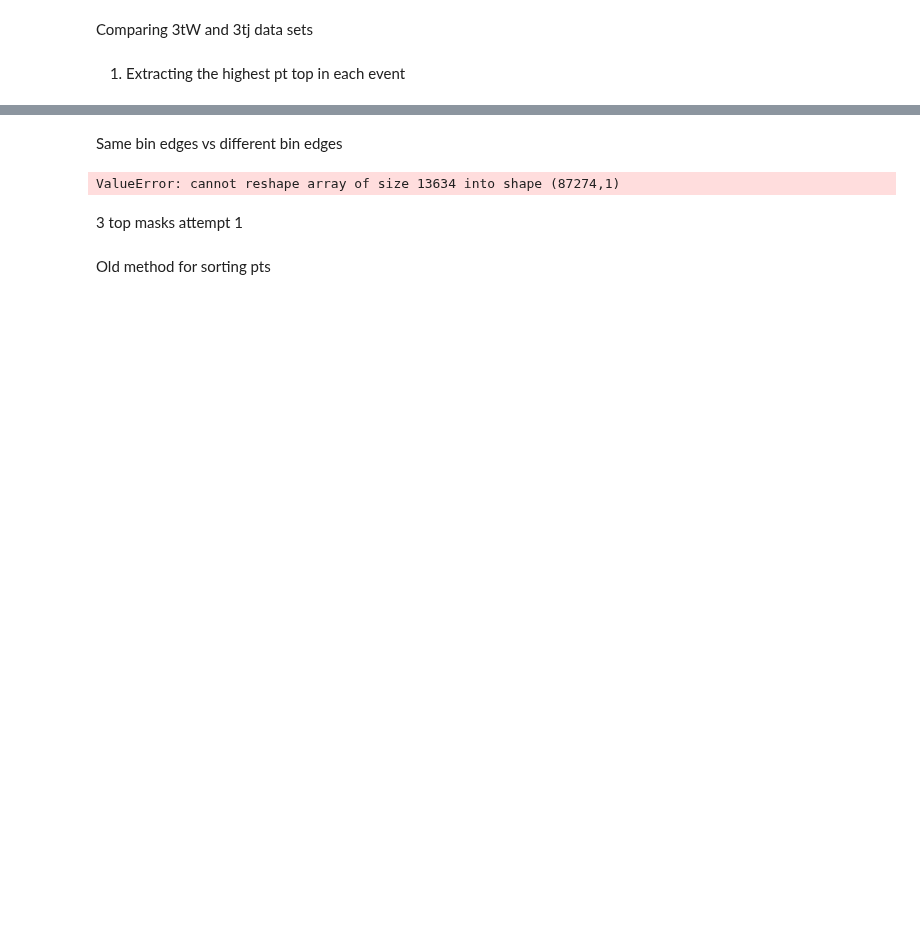
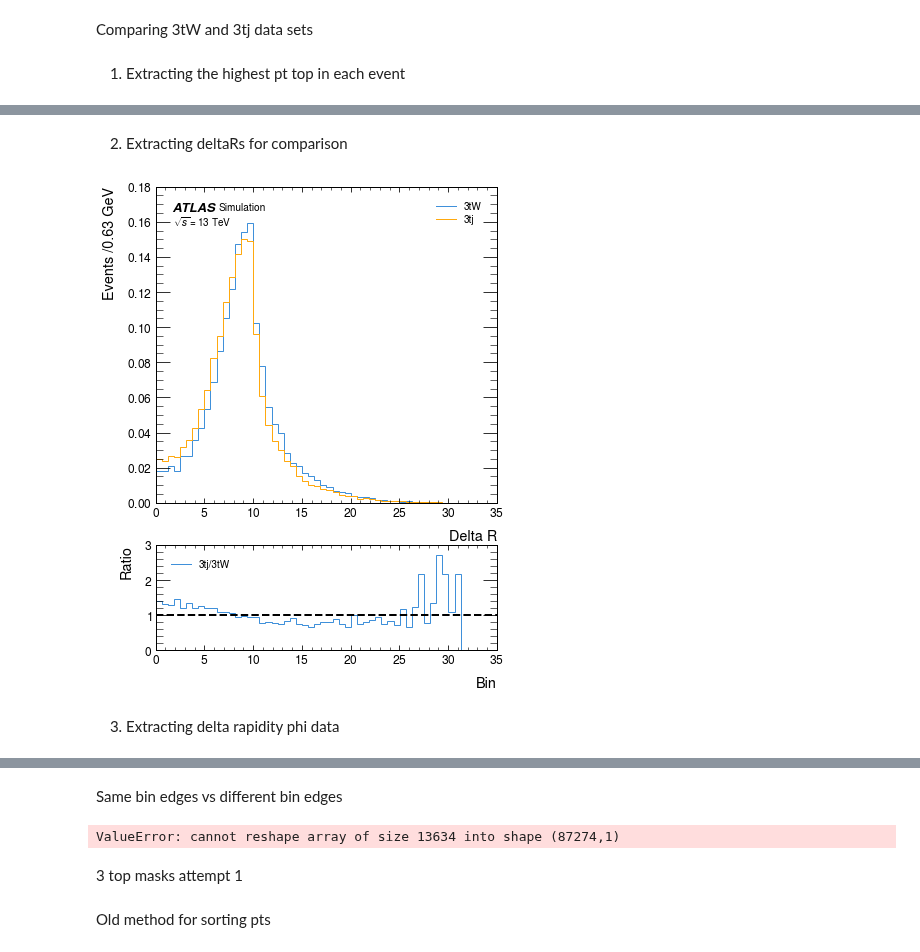
Before and after one commit to archiebrooks02/MPHYS-4Top, a Jupyter notebook: week_1.ipynb, the cells around one changed output, grey strips where cells are left out. Cells and saved outputs as stored; diff of their text form; code cells hidden in the pictures; blank space fills up the shorter version.

Commit message:
Advanced comparison of 3tW vs 3tj

```diff
--- a/week_1.ipynb
+++ b/week_1.ipynb
@@ -285,10 +264,12 @@ transposed_3tW = np.transpose(all_filtered_3tW)
 sorted_indices = np.argsort(transposed_3tW.rho)
 trans_sorted_3tW = transposed_3tW[sorted_indices]
 highest_pt_3tW = vector.zip({'pt':trans_sorted_3tW.rho[:,-1],'eta':trans_sorted_3tW.eta[:,-1],'phi':trans_sorted_3tW.phi[:,-1], 'mass':172.76})
+second_highest_pt_3tW = vector.zip({'pt':trans_sorted_3tW.rho[:,-2],'eta':trans_sorted_3tW.eta[:,-2],'phi':trans_sorted_3tW.phi[:,-2], 'mass':172.76})
 
 transposed_3tj = np.transpose(all_filtered_3tj)
 sorted_indices = np.argsort(transposed_3tj.rho)
 trans_sorted_3tj = transposed_3tj[sorted_indices]
 highest_pt_3tj = vector.zip({'pt':trans_sorted_3tj.rho[:,-1],'eta':trans_sorted_3tj.eta[:,-1],'phi':trans_sorted_3tj.phi[:,-1], 'mass':172.76})
+second_highest_pt_3tj = vector.zip({'pt':trans_sorted_3tj.rho[:,-2],'eta':trans_sorted_3tj.eta[:,-2],'phi':trans_sorted_3tj.phi[:,-2], 'mass':172.76})
 # %%
 fig, ax = plt.subplots(nrows = 2, ncols = 1, gridspec_kw={'height_ratios': [3, 1]},figsize = (6,8))
@@ -299,0 +281,14 @@ plt.show()
+# %% [markdown]
+2. Extracting deltaRs for comparison
+# %%
+deltaR_3tW = highest_pt_3tW.deltaR2(second_highest_pt_3tW)
+deltaR_3tj = highest_pt_3tj.deltaR2(second_highest_pt_3tj)
+
+fig, ax = plt.subplots(nrows = 2, ncols = 1, gridspec_kw={'height_ratios': [3, 1]},figsize = (6,8))
+histogram([deltaR_3tW, deltaR_3tj], 50, ['3tW', '3tj'], ax[0], density=True, ratio=True, ratio_axes=ax[1])
+ax[0].set_xlabel('Delta R')
+plt.show()
+# %% [output]
+[figure, added]
+# %% [markdown]
+3. Extracting delta rapidity phi data
```
Also changed, not shown: parts of 19 cells of this notebook.
